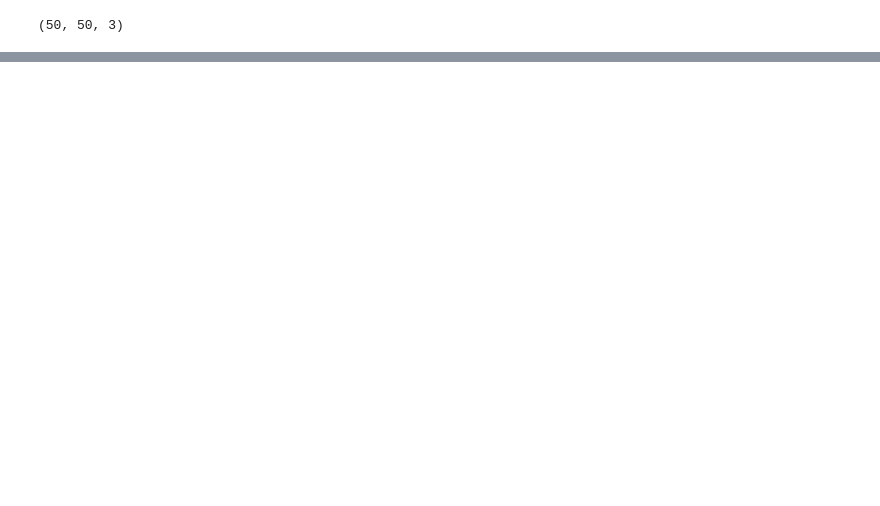
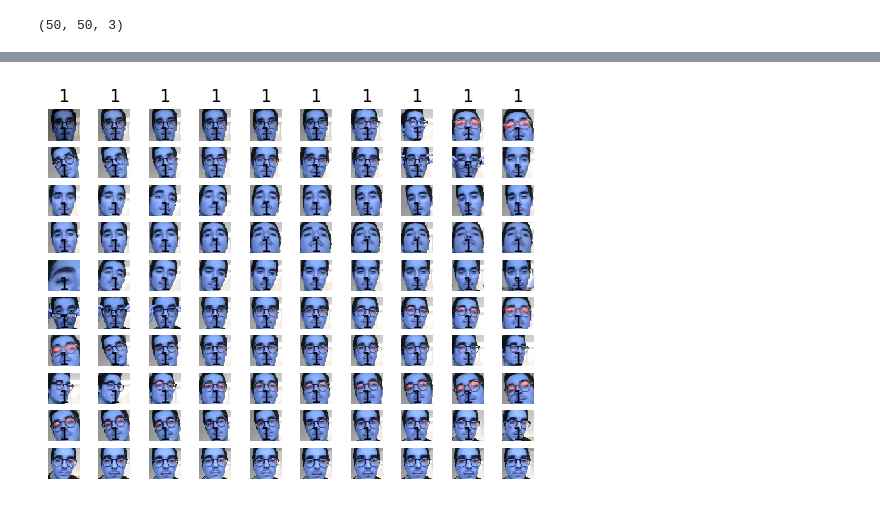
Before and after one commit to Sintar0/SAE_Samuel_Ilyes_Reconnaissance_Faciale, a Jupyter notebook: dataset/dataset_binaire.ipynb, the cells around one changed output, grey strips where cells are left out. Saved outputs shown, nothing was run; the diff lists cells and outputs as text; code cells hidden in the pictures; blank space fills up the shorter version.

```diff
--- a/dataset/dataset_binaire.ipynb
+++ b/dataset/dataset_binaire.ipynb
@@ -187,0 +188,11 @@ plt.imshow(sample_2, interpolation="nearest")
+# %%
+# afficher toute les images avec leur classe associée
+
+for i in range(nb_images_collectees):
+    plt.subplot(10, 10, i+1)
+    plt.imshow(features[i], interpolation="nearest")
+    plt.title(targets[i])
+    plt.axis("off")
+plt.show()
+# %% [output]
+[figure, added]
```
Also changed, not shown: parts of 6 cells of this notebook, 5 other files.
